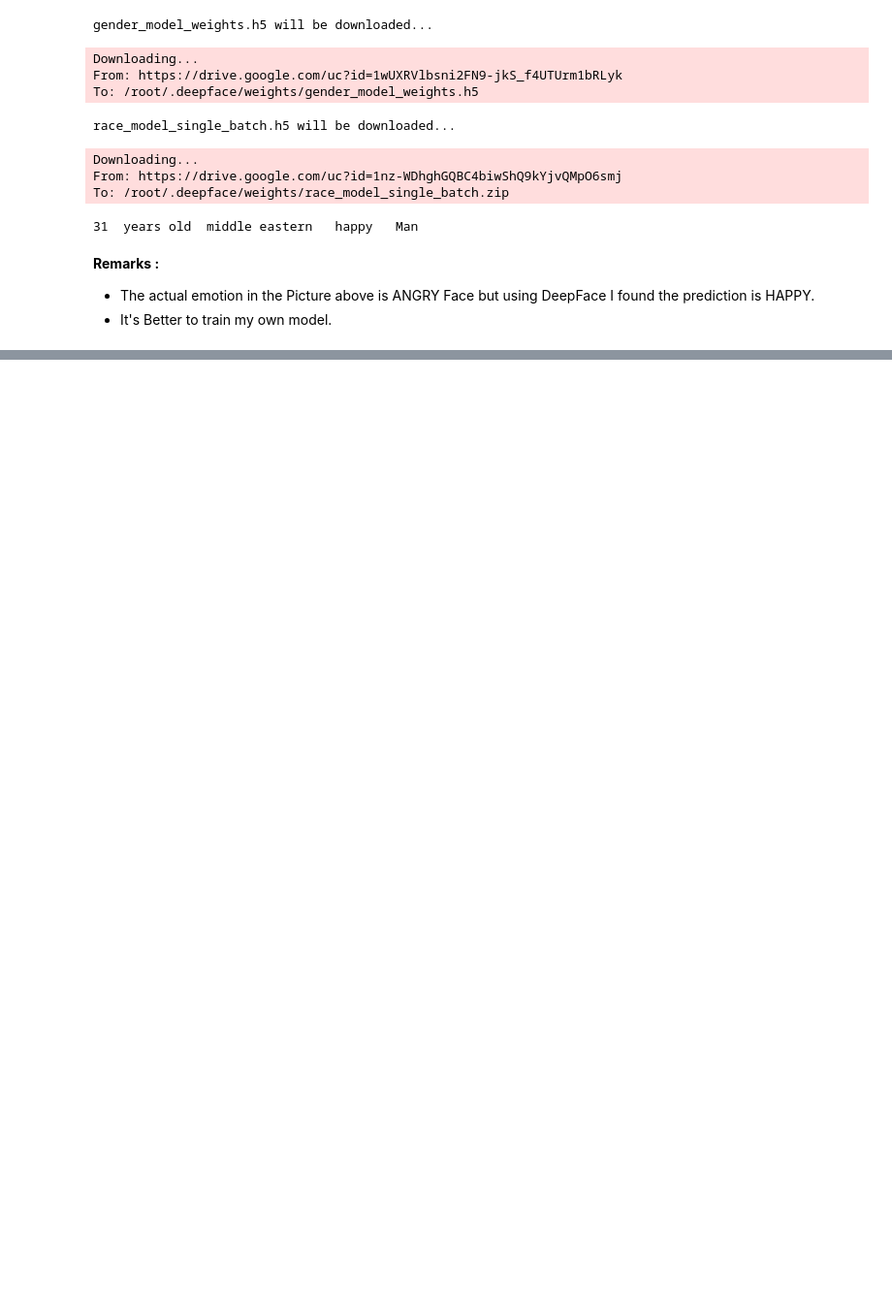
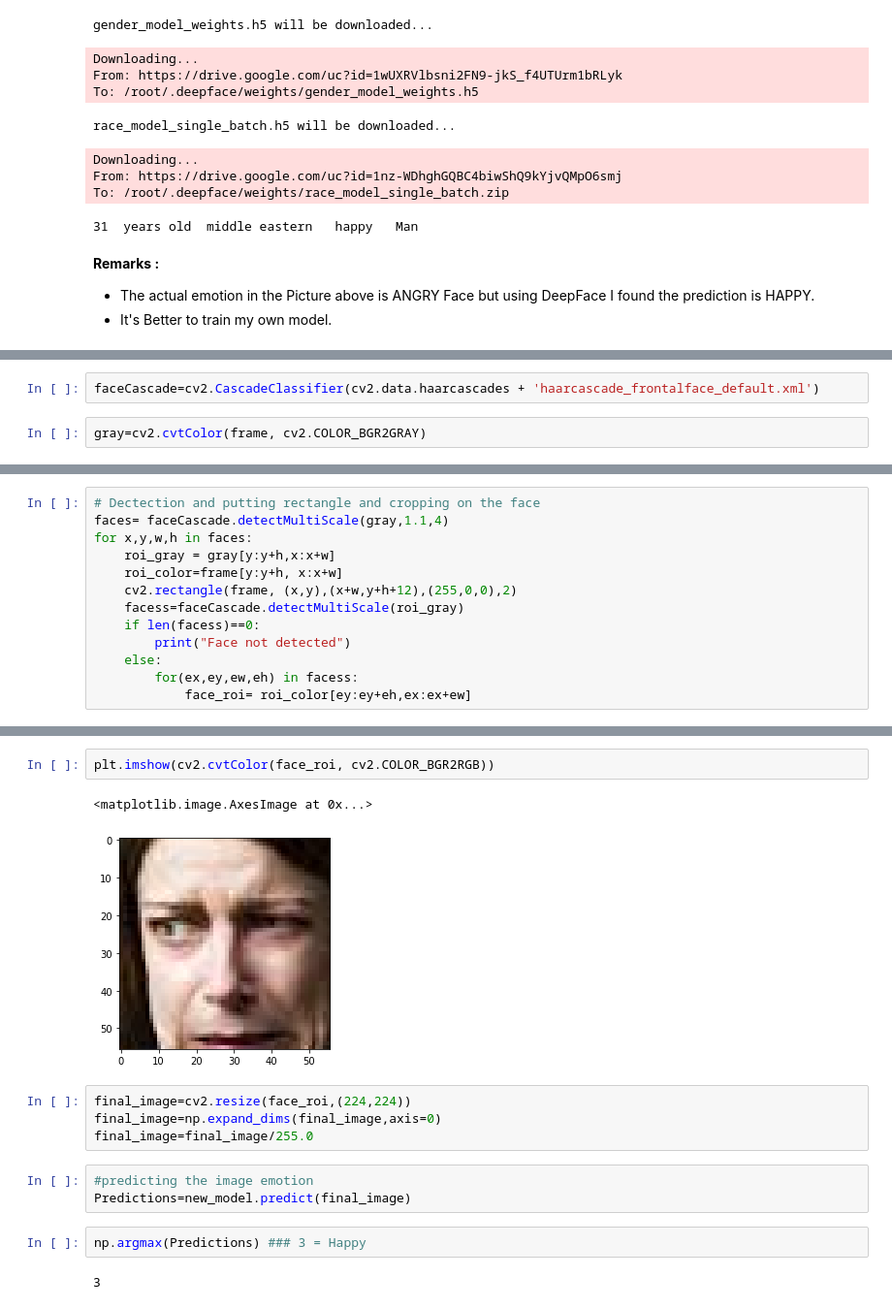
Before and after one commit to UthamanA/Face-Emotion-Recognition, a Jupyter notebook: Face_Emotion_Recognition.ipynb, the cells around one changed output, grey strips where cells are left out. Shown: that part at 97% size. Cells and saved outputs as stored; diff of their text form; blank space fills up the shorter version.

```diff
--- a/Face_Emotion_Recognition.ipynb
+++ b/Face_Emotion_Recognition.ipynb
@@ -189,0 +413,4 @@ To: /root/.deepface/weights/race_model_single_batch.zip
+# %%
+faceCascade=cv2.CascadeClassifier(cv2.data.haarcascades + 'haarcascade_frontalface_default.xml')
+# %%
+gray=cv2.cvtColor(frame, cv2.COLOR_BGR2GRAY)
@@ -189,0 +421,13 @@ To: /root/.deepface/weights/race_model_single_batch.zip
+# %%
+# Dectection and putting rectangle and cropping on the face
+faces= faceCascade.detectMultiScale(gray,1.1,4)
+for x,y,w,h in faces:
+    roi_gray = gray[y:y+h,x:x+w]
+    roi_color=frame[y:y+h, x:x+w]
+    cv2.rectangle(frame, (x,y),(x+w,y+h+12),(255,0,0),2)
+    facess=faceCascade.detectMultiScale(roi_gray)
+    if len(facess)==0:
+        print("Face not detected")
+    else:
+        for(ex,ey,ew,eh) in facess:
+            face_roi= roi_color[ey:ey+eh,ex:ex+ew]
@@ -189,0 +439,16 @@ To: /root/.deepface/weights/race_model_single_batch.zip
+# %%
+plt.imshow(cv2.cvtColor(face_roi, cv2.COLOR_BGR2RGB))
+# %% [output]
+<matplotlib.image.AxesImage at 0x...>
+[figure, added]
+# %%
+final_image=cv2.resize(face_roi,(224,224))
+final_image=np.expand_dims(final_image,axis=0)
+final_image=final_image/255.0
+# %%
+#predicting the image emotion
+Predictions=new_model.predict(final_image)
+# %%
+np.argmax(Predictions) ### 3 = Happy
+# %% [output]
+3
```
Also changed, not shown: parts of 34 cells of this notebook.
